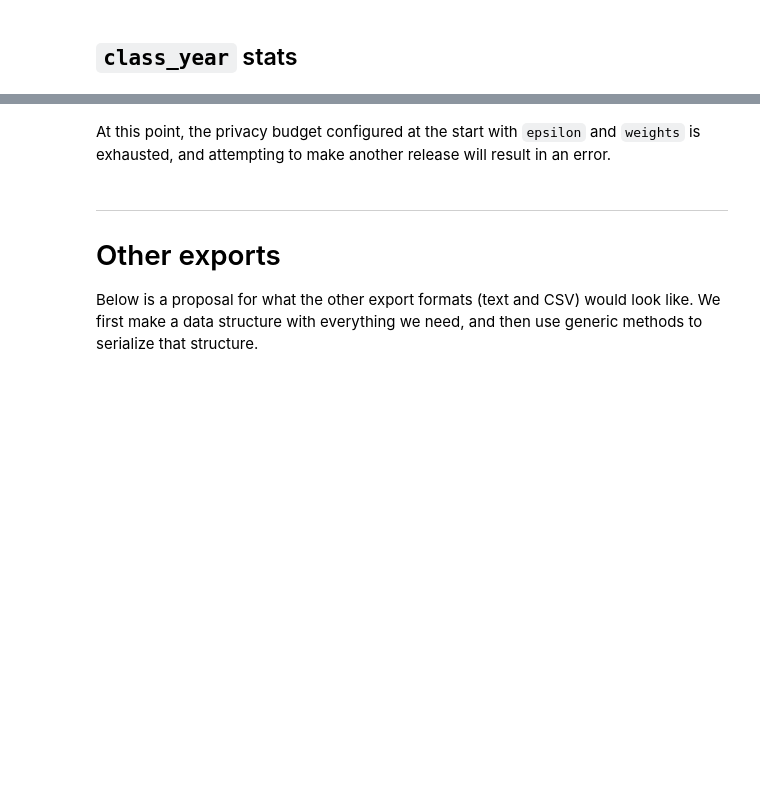
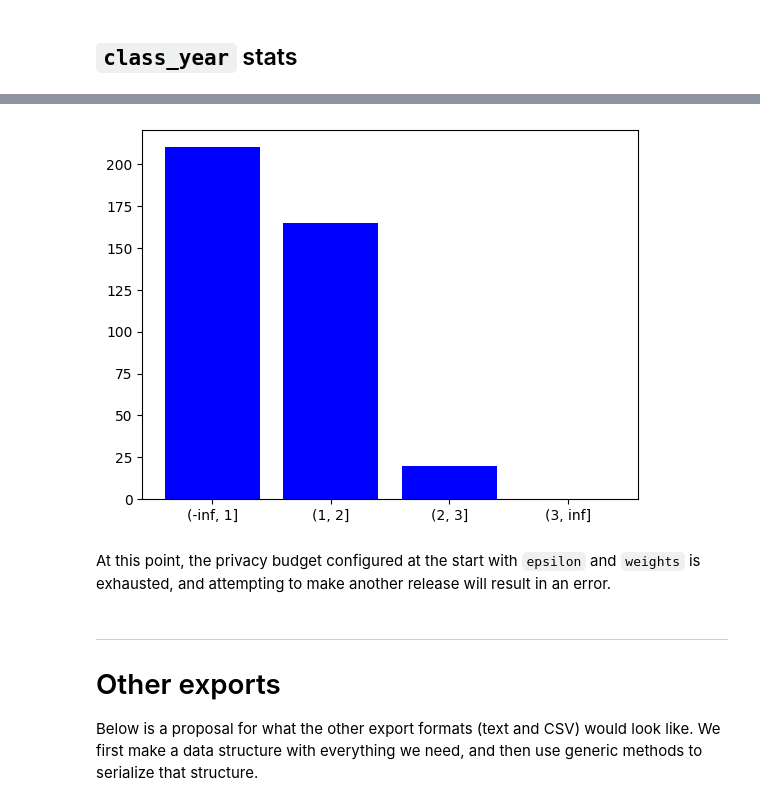
Before and after one commit to opendp/dp-wizard, a Jupyter notebook: demo.ipynb, the cells around one changed output, grey strips where cells are left out. Cells and saved outputs as stored; diff of their text form; code cells hidden in the pictures; blank space fills up the shorter version.

```diff
--- a/demo.ipynb
+++ b/demo.ipynb
@@ -259,3 +289,7 @@ shape: (4, 2)
+# %%
+plot_histogram(class_year_histogram, 0)
+# %% [output]
+[figure, added]
 # %% [markdown]
 At this point, the privacy budget configured at the start with `epsilon` and `weights` is exhausted, and attempting to make another release will result in an error.
 # %% [markdown]
```
Also changed, not shown: parts of 19 cells of this notebook.
